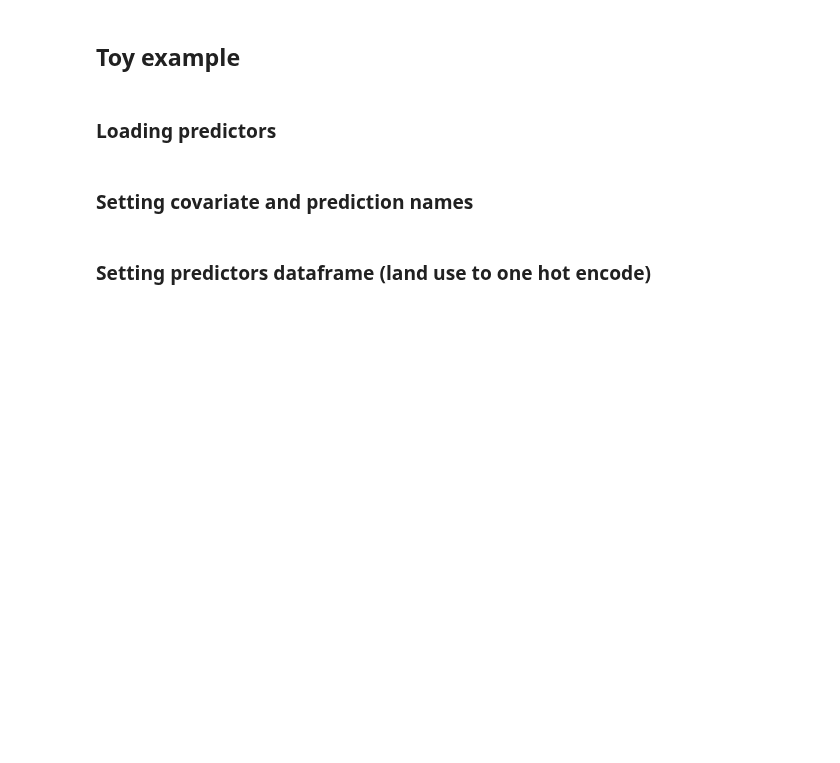
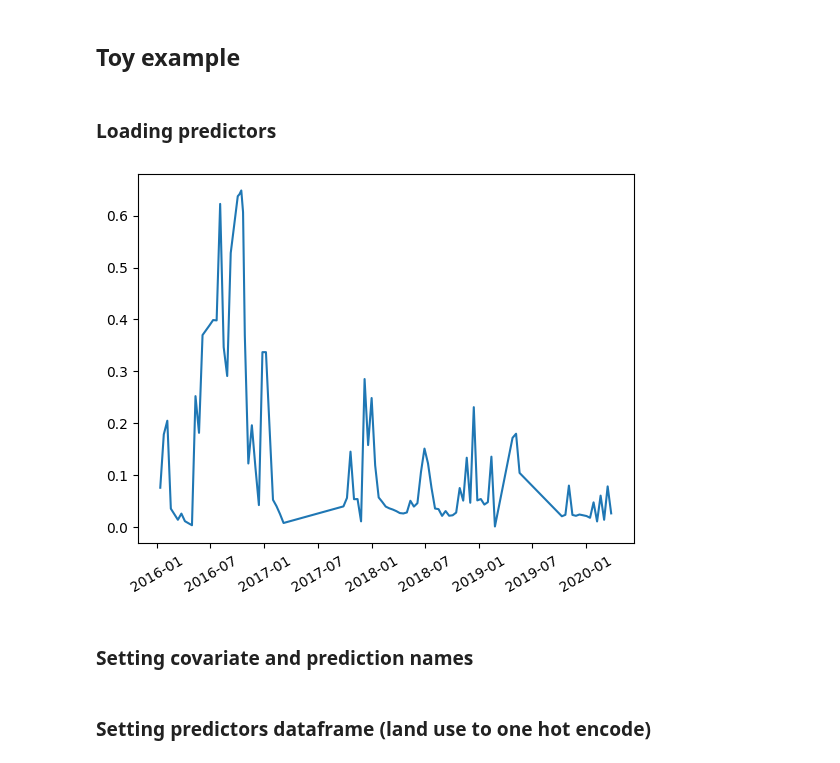
Before and after one commit to top-data/Soil_moisture, a Jupyter notebook: SM_modeling_surface.ipynb, the cells around one changed output. Saved outputs shown, nothing was run; the diff lists cells and outputs as text; code cells hidden in the pictures; blank space fills up the shorter version.

```diff
--- a/SM_modeling_surface.ipynb
+++ b/SM_modeling_surface.ipynb
@@ -546,6 +554,12 @@ def station_series(model, df, inputs, stations, ix):
 ## Toy example
 # %% [markdown]
 ### Loading predictors
+# %%
+plt.plot(dfs[42].index, dfs[42].soilM)
+plt.xticks(rotation=30)
+plt.show()
+# %% [output]
+[figure, added]
 # %%
 df = pd.read_csv('drive/MyDrive/SoilMoisture/soil_moist_inputs.csv')
 df.drop(['.geo'], inplace=True, axis=1)
```
Also changed, not shown: parts of 5 cells of this notebook.
